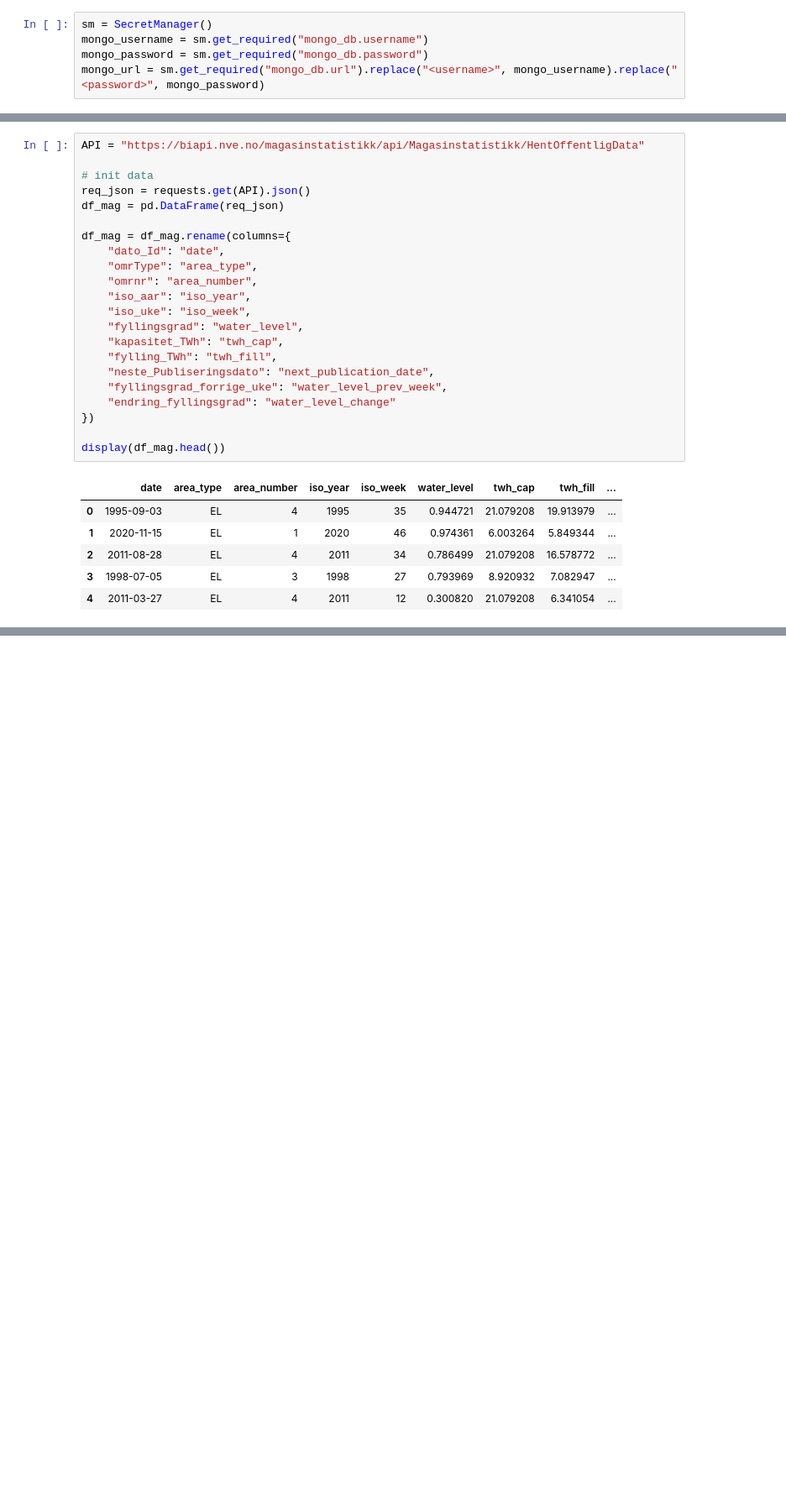
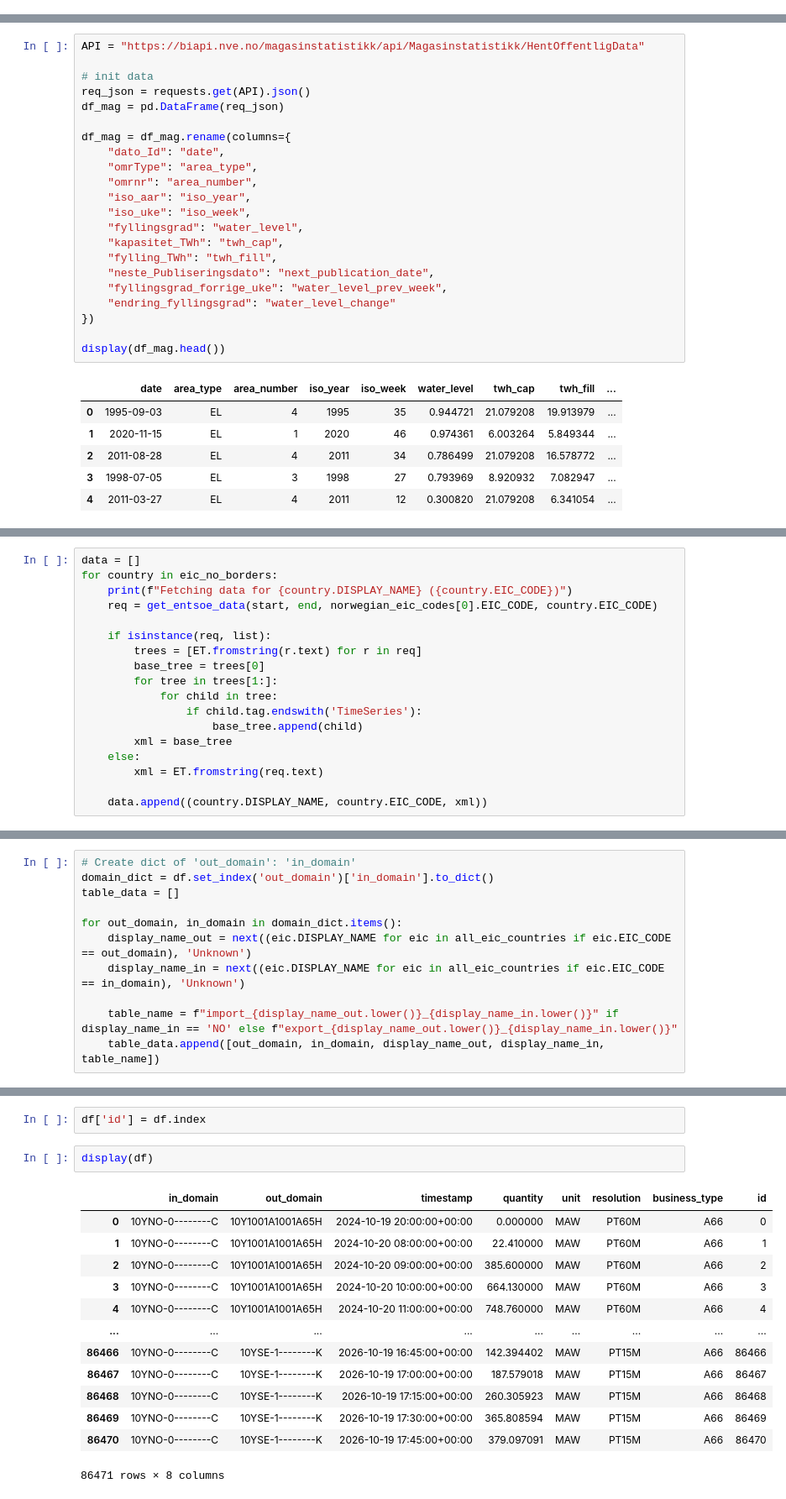
Before and after one commit to Kunii/IND320-hush, a Jupyter notebook: notebooks/CA2/Proj-P2.ipynb, the cells around one changed output, grey strips where cells are left out. Shown at 84% size. Drawn from its saved outputs; the diff is of its cells as text; blank space fills up the shorter version.

```diff
--- a/notebooks/CA2/Proj-P2.ipynb
+++ b/notebooks/CA2/Proj-P2.ipynb
@@ -143,9 +172,5 @@ spark_df.show()
 +--------------------+---+--------------------+------+----------+
 # %%
-sm = SecretManager()
-mongo_username = sm.get_required("mongo_db.username")
-mongo_password = sm.get_required("mongo_db.password")
-mongo_url = sm.get_required("mongo_db.url").replace("<username>", mongo_username).replace("<password>", mongo_password)
 # %% [output]
 No secrets path provided
 Defaulting to: [REDACTED]/IND320-hush/.secrets/secrets.toml
@@ -212,0 +347,18 @@ display(df_mag.head())
+# %%
+data = []
+for country in eic_no_borders:
+    print(f"Fetching data for {country.DISPLAY_NAME} ({country.EIC_CODE})")
+    req = get_entsoe_data(start, end, norwegian_eic_codes[0].EIC_CODE, country.EIC_CODE)
+
+    if isinstance(req, list):
+        trees = [ET.fromstring(r.text) for r in req]
+        base_tree = trees[0]
+        for tree in trees[1:]:
+            for child in tree:
+                if child.tag.endswith('TimeSeries'):
+                    base_tree.append(child)
+        xml = base_tree
+    else:
+        xml = ET.fromstring(req.text)
+
+    data.append((country.DISPLAY_NAME, country.EIC_CODE, xml))
@@ -212,0 +523,11 @@ display(df_mag.head())
+# %%
+# Create dict of 'out_domain': 'in_domain'
+domain_dict = df.set_index('out_domain')['in_domain'].to_dict()
+table_data = []
+
+for out_domain, in_domain in domain_dict.items():
+    display_name_out = next((eic.DISPLAY_NAME for eic in all_eic_countries if eic.EIC_CODE == out_domain), 'Unknown')
+    display_name_in = next((eic.DISPLAY_NAME for eic in all_eic_countries if eic.EIC_CODE == in_domain), 'Unknown')
+
+    table_name = f"import_{display_name_out.lower()}_{display_name_in.lower()}" if display_name_in == 'NO' else f"export_{display_name_out.lower()}_{display_name_in.lower()}"
+    table_data.append([out_domain, in_domain, display_name_out, display_name_in, table_name])
@@ -212,0 +602,18 @@ display(df_mag.head())
+# %%
+df['id'] = df.index
+# %%
+display(df)
+# %% [output]
+|  | in_domain | out_domain | timestamp | quantity | unit | resolution | business_type | id |
+| 0 | 10YNO-0--------C | 10Y1001A1001A65H | 2024-10-19 20:00:00+00:00 | 0.000000 | MAW | PT60M | A66 | 0 |
+| 1 | 10YNO-0--------C | 10Y1001A1001A65H | 2024-10-20 08:00:00+00:00 | 22.410000 | MAW | PT60M | A66 | 1 |
+| 2 | 10YNO-0--------C | 10Y1001A1001A65H | 2024-10-20 09:00:00+00:00 | 385.600000 | MAW | PT60M | A66 | 2 |
+| 3 | 10YNO-0--------C | 10Y1001A1001A65H | 2024-10-20 10:00:00+00:00 | 664.130000 | MAW | PT60M | A66 | 3 |
+| 4 | 10YNO-0--------C | 10Y1001A1001A65H | 2024-10-20 11:00:00+00:00 | 748.760000 | MAW | PT60M | A66 | 4 |
+| ... | ... | ... | ... | ... | ... | ... | ... | ... |
+| 86466 | 10YNO-0--------C | 10YSE-1--------K | 2026-10-19 16:45:00+00:00 | 142.394402 | MAW | PT15M | A66 | 86466 |
+| 86467 | 10YNO-0--------C | 10YSE-1--------K | 2026-10-19 17:00:00+00:00 | 187.579018 | MAW | PT15M | A66 | 86467 |
+| 86468 | 10YNO-0--------C | 10YSE-1--------K | 2026-10-19 17:15:00+00:00 | 260.305923 | MAW | PT15M | A66 | 86468 |
+| 86469 | 10YNO-0--------C | 10YSE-1--------K | 2026-10-19 17:30:00+00:00 | 365.808594 | MAW | PT15M | A66 | 86469 |
+| 86470 | 10YNO-0--------C | 10YSE-1--------K | 2026-10-19 17:45:00+00:00 | 379.097091 | MAW | PT15M | A66 | 86470 |
+86471 rows × 8 columns
```
Also changed, not shown: parts of 22 cells of this notebook, 3 other files.
